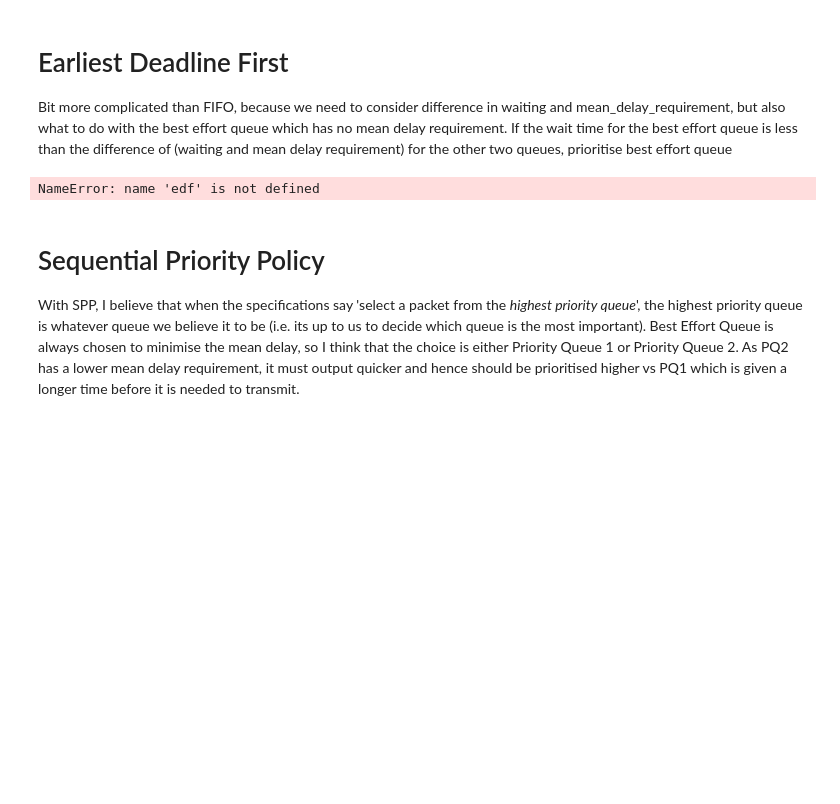
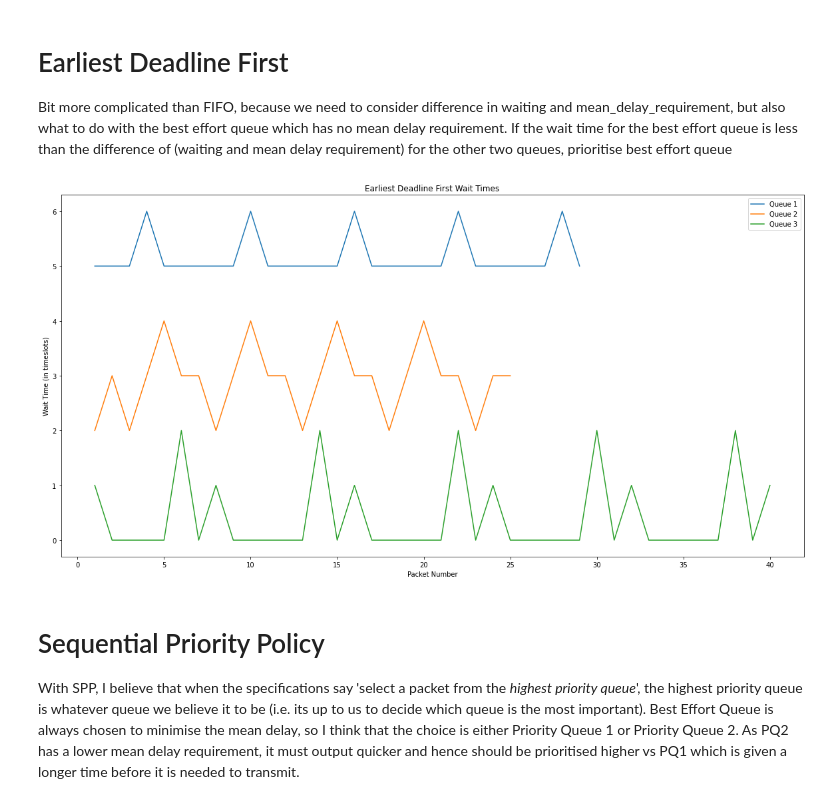
Before and after one commit to s3719678/ML_A2, a Jupyter notebook: notebooks/duc.ipynb, the cells around one changed output. Cells and saved outputs as stored; diff of their text form; code cells hidden in the pictures; blank space fills up the shorter version.

```diff
--- a/notebooks/duc.ipynb
+++ b/notebooks/duc.ipynb
@@ -412,7 +413,8 @@ def q_learning_epsilon_exponential(env, q_table):
     env.close()
     return q_table
 
-env = QueueSimulator(arrival_rates, mean_delay_requirements, queues_finished_timeslots)
+populated_queues = prepopulate_queues(default_arrival_rates)
+env = QueueSimulator(default_arrival_rates, MEAN_DELAY_REQUIREMENTS, populated_queues)
 q_table = create_q_table()
 result_q_table = q_learning_epsilon_exponential(env, q_table)
 graph_q_learning_wait_times(env)
@@ -497,37 +509,37 @@ def earliest_deadline_first(env):
             if len(queue) > 0 and env.current_timeslot >= queue[0]:
                 current_state[i] = env.current_timeslot - queue[0]
 
-        q1_diff = mean_delay_requirements[0] - current_state[0]
-        q2_diff = mean_delay_requirements[1] - current_state[1]
+        q1_diff = MEAN_DELAY_REQUIREMENTS[0] - current_state[0]
+        q2_diff = MEAN_DELAY_REQUIREMENTS[1] - current_state[1]
         q3_wait = current_state[2]
 
         if (q3_wait < q1_diff and q3_wait < q2_diff and q3_wait != np.inf):
             action = 2
         else:
             if q1_diff < q2_diff and q1_diff != -np.inf:
                 action = 0
             else:
                 action = 1
 
         current_state, reward, done, info = env.step(action)
     return env.queues_total_wait_times
 
 edf_wait_times = earliest_deadline_first(env)
 
 fig, ax = plt.subplots(figsize=(20, 10))
 bar_width = 0.25
 for i, queue_wait_times in enumerate(edf_wait_times):
     data_y = queue_wait_times
     data_x = [*range(1, len(data_y)+1, 1)]
 
     ax.set_title('Earliest Deadline First Wait Times')
     ax.set_xlabel('Packet Number')
     ax.set_ylabel('Wait Time (in timeslots)')
     ax.plot(data_x, data_y, label='Queue {0}'.format(i+1))
 ax.legend()
 fig.show()
 # %% [output]
-NameError: name 'edf' is not defined
+[figure, added]
 # %% [markdown]
 # Sequential Priority Policy
 With SPP, I believe that when the specifications say 'select a packet from the _highest priority queue_', the highest priority queue is whatever queue we believe it to be (i.e. its up to us to decide which queue is the most important). Best Effort Queue is always chosen to minimise the mean delay, so I think that the choice is either Priority Queue 1 or Priority Queue 2. As PQ2 has a lower mean delay requirement, it must output quicker and hence should be prioritised higher vs PQ1 which is given a longer time before it is needed to transmit.
```
Also changed, not shown: parts of 11 cells of this notebook.
